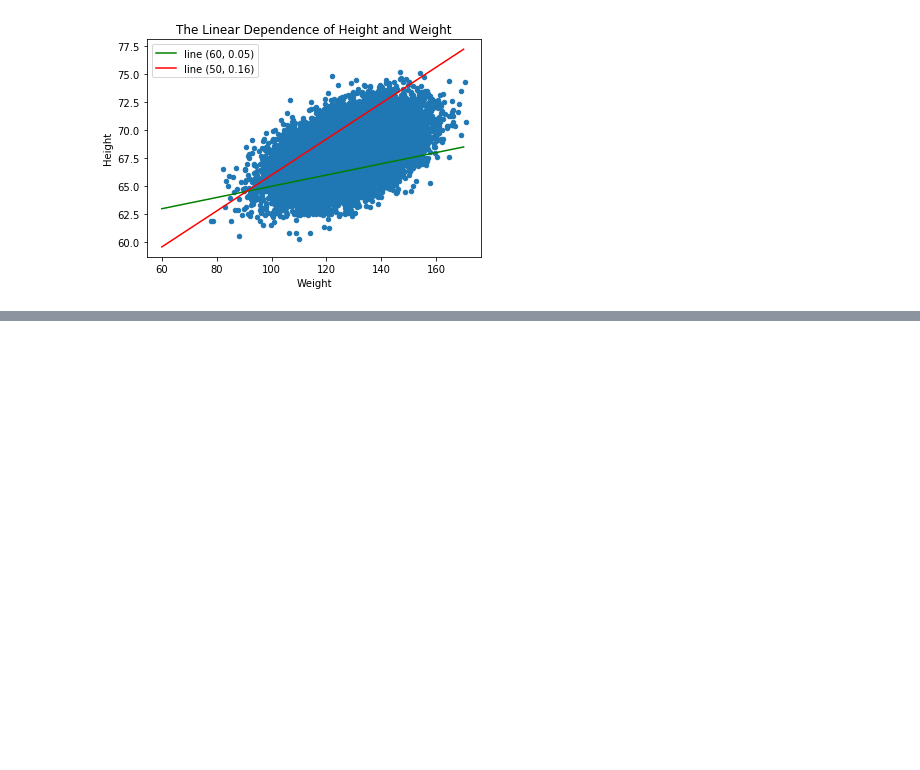
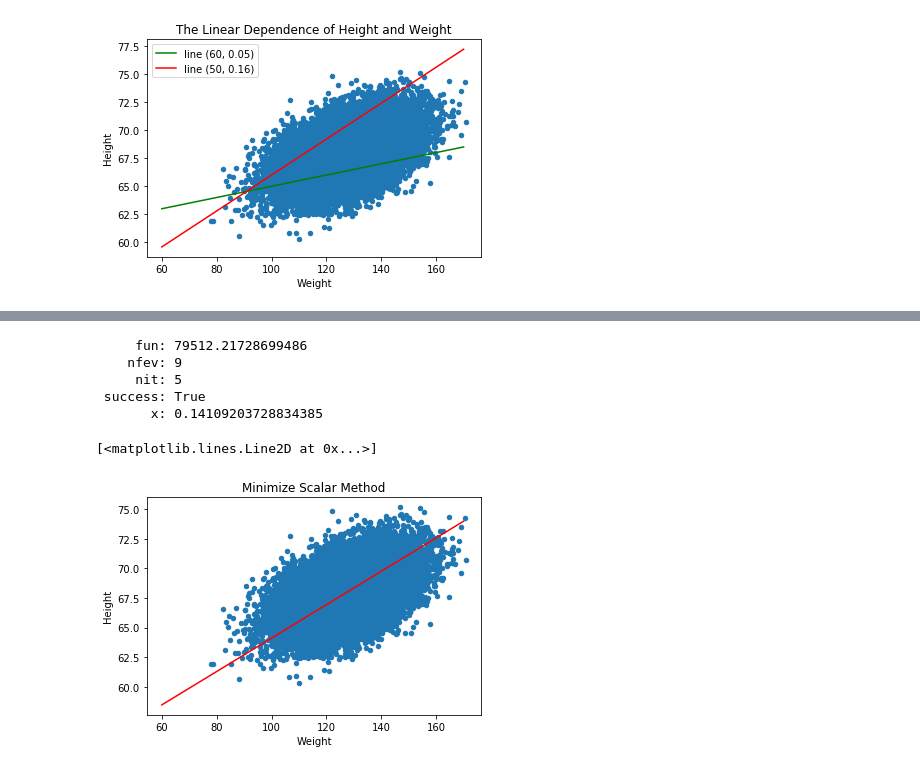
Before and after one commit to ibarchakov/MIPT-Yandex, a Jupyter notebook: [3] Linear Models/linear_regression.ipynb, the cells around one changed output, grey strips where cells are left out. Drawn from its saved outputs; the diff is of its cells as text; code cells hidden in the pictures; blank space fills up the shorter version.

```diff
--- a/[3] Linear Models/linear_regression.ipynb
+++ b/[3] Linear Models/linear_regression.ipynb
@@ -96,0 +108,20 @@ plt.legend(("line (60, 0.05)", "line (50, 0.16)"))
+# %%
+w0 = 50
+w1_opt = minimize_scalar(error, bounds=(-5.0, 5.0), args=(w0, data))
+print(w1_opt)
+
+def y(x):
+    w0 = 50
+    return w0 + w1_opt.x * x
+
+x = np.linspace(60, 170)
+data.plot.scatter(x="Weight", y="Height", title="Minimize Scalar Method")
+plt.plot(x, y(x), color="red")
+# %% [output]
+     fun: 79512.21728699486
+    nfev: 9
+     nit: 5
+ success: True
+       x: 0.14109203728834385
+[<matplotlib.lines.Line2D at 0x...>]
+[figure, added]
```
Also changed, not shown: parts of 8 cells of this notebook.
